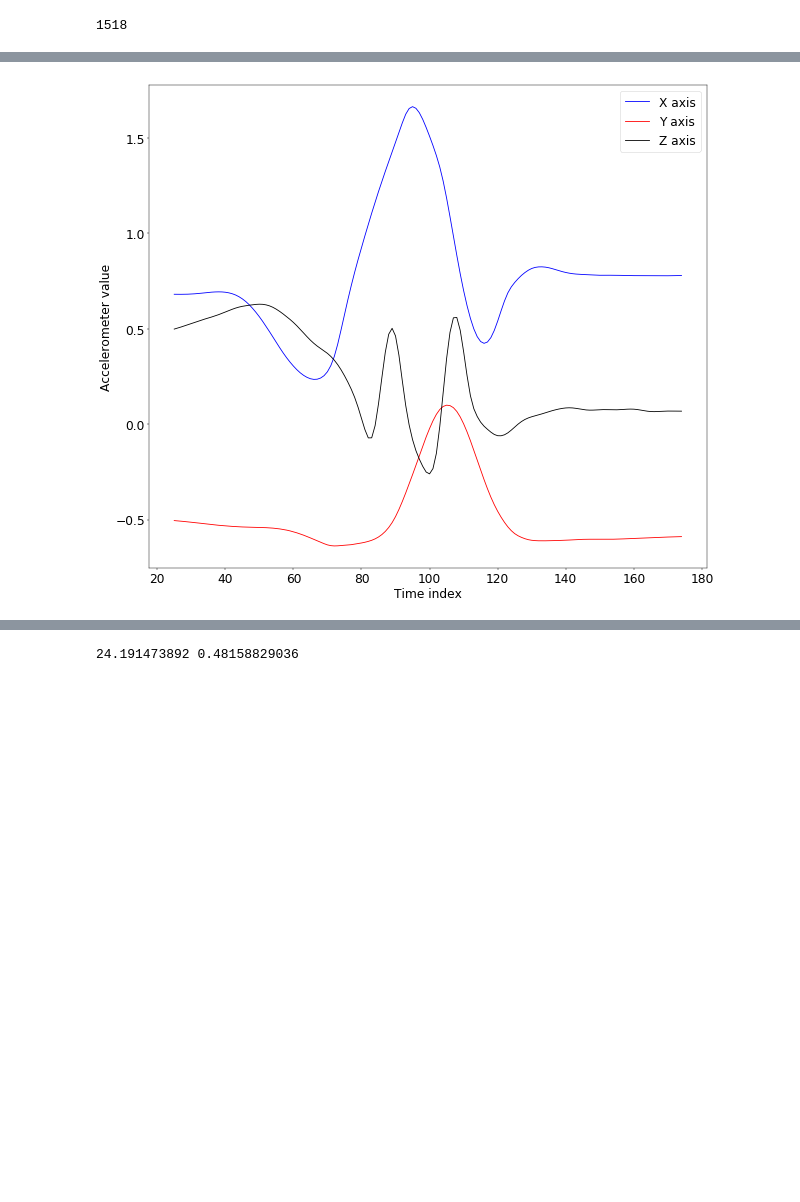
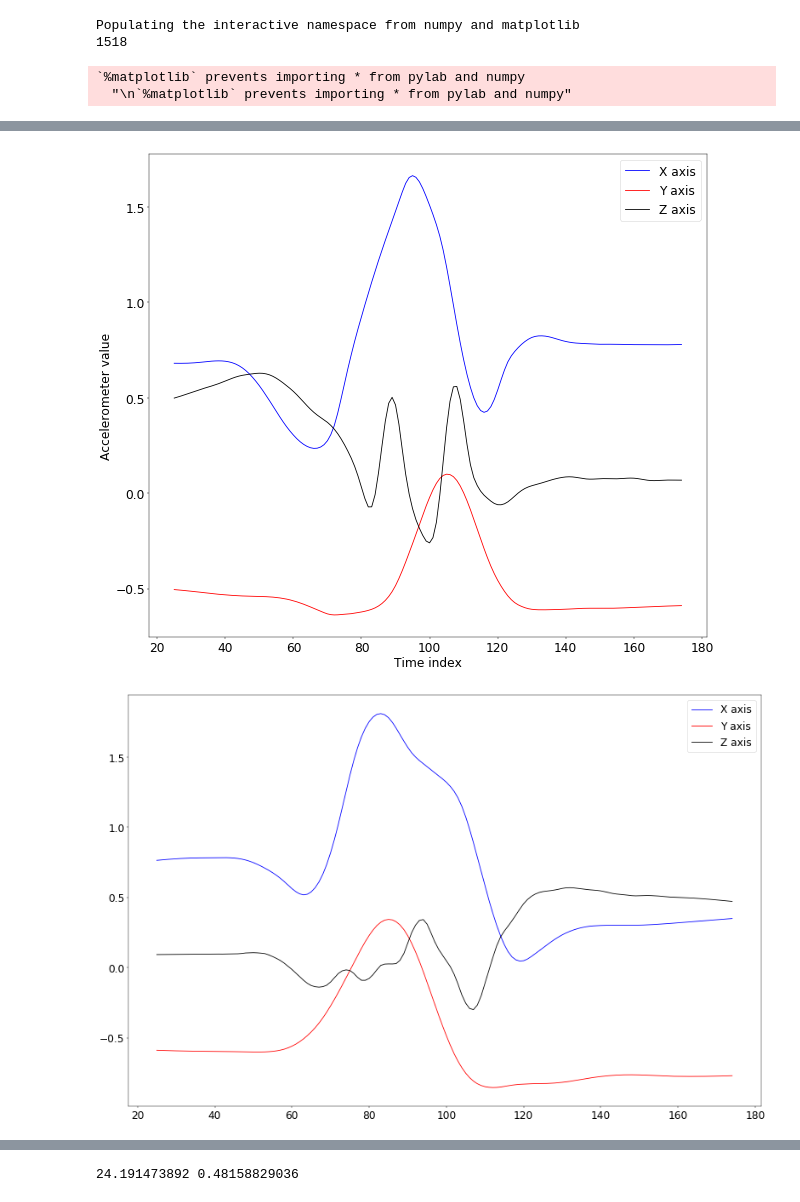
Before and after one commit to n3hrox/Biometric-analysis, a Jupyter notebook: acc_data.ipynb, the cells around one changed output, grey strips where cells are left out. Cells and saved outputs as stored; diff of their text form; code cells hidden in the pictures; blank space fills up the shorter version.

```diff
--- a/acc_data.ipynb
+++ b/acc_data.ipynb
@@ -12,6 +12,8 @@ TMP_START = 25
 TMP_END = 175
 
 import matplotlib
+%pylab inline
+
 font = {
     # 'weight': 'bold',
     'size': 22
@@ -32,36 +34,62 @@ plt.plot(xaxis, (z_reference[TMP_START:TMP_END]), color="black", label="Z axis")
 plt.xlabel('Time index')
 plt.ylabel('Accelerometer value')
 plt.legend()
+# savefig('acc_original_uncut.png', bbox_inches='tight')
 plt.show()
 
 # [TMP_START:TMP_END]
 
 # reference data filtration
 x_reference = savgol_filter(list(x_reference), 21, 2)
 x_reference = savgol_filter(list(x_reference), 31, 2)
 y_reference = savgol_filter(list(y_reference), 21, 2)
 y_reference = savgol_filter(list(y_reference), 31, 2)
 z_reference = savgol_filter(list(z_reference), 11, 2)
 z_reference = savgol_filter(list(z_reference), 21, 2)
-
-
+#
+#
 # x_reference = wiener(x_reference)
 # y_reference = wiener(y_reference)
 # z_reference = wiener(z_reference)
-
 
 fig2 = plt.figure(figsize=(18, 16), dpi=40, facecolor='w', edgecolor='k')
 plt.plot(xaxis, x_reference[TMP_START:TMP_END], color="blue", label="X axis")
 plt.plot(xaxis, y_reference[TMP_START:TMP_END], color="red", label="Y axis")
 plt.plot(xaxis, z_reference[TMP_START:TMP_END], color="black", label="Z axis")
 plt.xlabel('Time index')
 plt.ylabel('Accelerometer value')
 plt.legend()
+# savefig('acc_savgol_twice.png', bbox_inches='tight')
 plt.show()
+
+
+TMP_START_BACKWARD = 400
+TMP_END_BACKWARD = TMP_START_BACKWARD+150
+
+x_reference_backward = acc_data_reference['X'][TMP_START_BACKWARD:TMP_END_BACKWARD]
+y_reference_backward = acc_data_reference['Y'][TMP_START_BACKWARD:TMP_END_BACKWARD]
+z_reference_backward = acc_data_reference['Z'][TMP_START_BACKWARD:TMP_END_BACKWARD]
+x_reference_backward = savgol_filter(list(x_reference_backward), 31, 2)
+x_reference_backward = savgol_filter(list(x_reference_backward), 21, 2)
+y_reference_backward = savgol_filter(list(y_reference_backward), 21, 2)
+y_reference_backward = savgol_filter(list(y_reference_backward), 31, 2)
+z_reference_backward = savgol_filter(list(z_reference_backward), 21, 2)
+
+
+fig2 = plt.figure(figsize=(24, 16), dpi=40, facecolor='w', edgecolor='k')
+plt.plot(xaxis, x_reference_backward, color="blue", label="X axis")
+plt.plot(xaxis, y_reference_backward, color="red", label="Y axis")
+plt.plot(xaxis, z_reference_backward, color="black", label="Z axis")
+plt.legend()
+plt.show()
 # %% [output]
+Populating the interactive namespace from numpy and matplotlib
 1518
+`%matplotlib` prevents importing * from pylab and numpy
+  "\n`%matplotlib` prevents importing * from pylab and numpy"
 [figure]
 [figure]
+[figure, added]
 # %%
 
 TMP_START = 0
```
Also changed, not shown: parts of 9 cells of this notebook, 22 other files.
